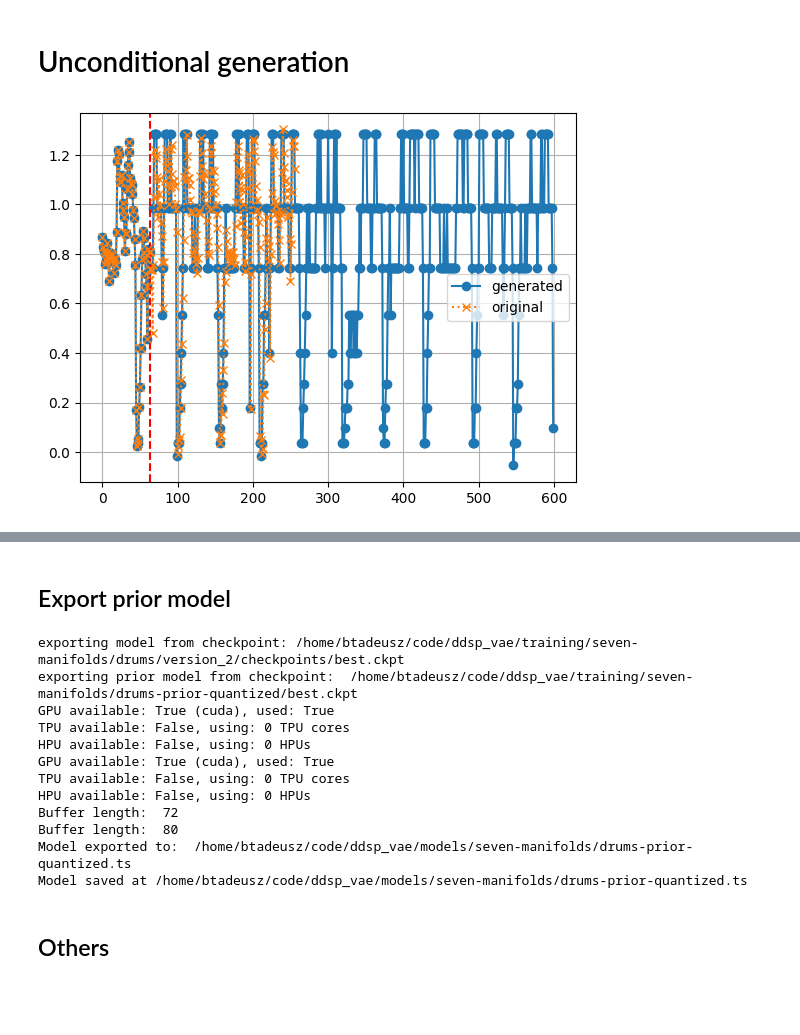
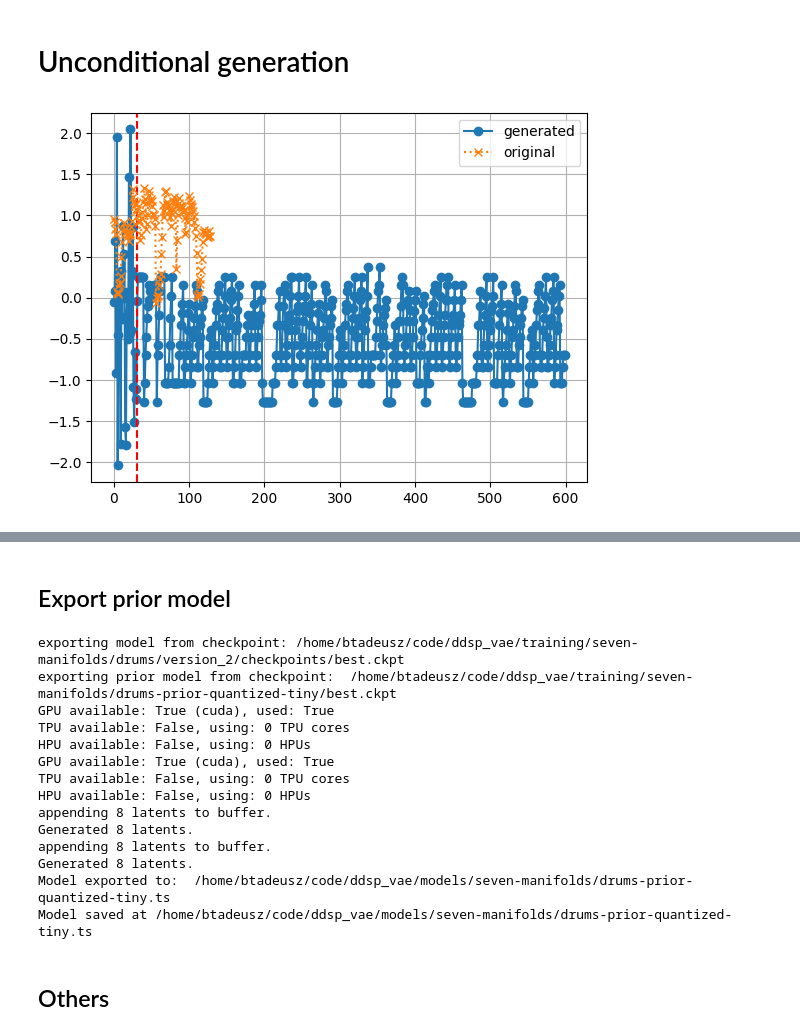
Before and after one commit to blazejkotowski/ddsp_vae, a Jupyter notebook: notebooks/Training.ipynb, the cells around one changed output, grey strips where cells are left out. Cells and saved outputs as stored; diff of their text form; code cells hidden in the pictures; blank space fills up the shorter version.

```diff
--- a/notebooks/Training.ipynb
+++ b/notebooks/Training.ipynb
@@ -197,21 +197,21 @@ print(f'Model saved at {synth_output_path}')
 # %%
 prior_batch_size = 256
 
-sequence_length = 256
-embedding_dim = 32
+sequence_length = 128
+embedding_dim = 16
 nhead = 8
-num_layers = 6
+num_layers = 4
 quantization_channels = 32
 lr = 1e-4
 
 prior_epochs = 10000
 dataset_stride_factor = 0.01
 
-reinitiate = False
+reinitiate = True
 # %%
 from ddsp.prior import Prior, PriorDataset
 
-prior_model_name = f'{model_name}-prior-quantized'
+prior_model_name = f'{model_name}-prior-quantized-tiny'
 
 # Training dir
 prior_training_path = os.path.join(training_path_root, prior_model_name)
@@ -320,33 +342,34 @@ num_steps = 600
 prime_len = sequence_length // 4
 
 orig_sequence = prior_dataset[randint(0, len(prior_dataset))].cuda()
 prime = orig_sequence[:prime_len, :]
-sequence = prior.generate(prime, num_steps, 1.0)
+prime = torch.randn_like(prime)
+sequence = prior.generate(prime, num_steps, 0.0)
 latents = sequence.unsqueeze(0)
 
 # Decode to audio
 with torch.no_grad():
   # latents, _ = synth.pretrained.encoder.reparametrize(mu, logvar)
   audio = synth.decode(latents.permute(0, 2, 1).to('cpu'))
 
 # display latents
 plt.plot(latents.squeeze(0).cpu().numpy()[:,0], label='generated', marker='o')
 
 plt.axvline(x=prime_len-1, color='r', linestyle='--')
 
 plt.plot(orig_sequence.cpu().numpy()[:,0], linestyle=':', label='original', marker='x')
 plt.legend()
 plt.grid()
 # zoom around the prime
 margin = 64
 # plt.xlim(prime_len-margin, prime_len+margin)
 plt.show()
 
 # display audio
 audio = audio.cpu().numpy().squeeze()
 audio = audio / audio.max()
 audio_widget = Audio(audio, rate=fs)
 display(audio_widget)
 # %% [output]
-[figure, old version]
+[figure, new version]
 [interactive output not drawn]
@@ -362,17 +382,19 @@ prior_model_path = os.path.join(models_path_root, f'{prior_model_name}.ts')
 print(f'Model saved at {prior_model_path}')
 # %% [output]
 exporting model from checkpoint: /home/btadeusz/code/ddsp_vae/training/seven-manifolds/drums/version_2/checkpoints/best.ckpt
-exporting prior model from checkpoint:  /home/btadeusz/code/ddsp_vae/training/seven-manifolds/drums-prior-quantized/best.ckpt
+exporting prior model from checkpoint:  /home/btadeusz/code/ddsp_vae/training/seven-manifolds/drums-prior-quantized-tiny/best.ckpt
 GPU available: True (cuda), used: True
 TPU available: False, using: 0 TPU cores
 HPU available: False, using: 0 HPUs
 GPU available: True (cuda), used: True
 TPU available: False, using: 0 TPU cores
 HPU available: False, using: 0 HPUs
-Buffer length:  72
-Buffer length:  80
-Model exported to:  /home/btadeusz/code/ddsp_vae/models/seven-manifolds/drums-prior-quantized.ts
-Model saved at /home/btadeusz/code/ddsp_vae/models/seven-manifolds/drums-prior-quantized.ts
+appending 8 latents to buffer.
+Generated 8 latents.
+appending 8 latents to buffer.
+Generated 8 latents.
+Model exported to:  /home/btadeusz/code/ddsp_vae/models/seven-manifolds/drums-prior-quantized-tiny.ts
+Model saved at /home/btadeusz/code/ddsp_vae/models/seven-manifolds/drums-prior-quantized-tiny.ts
 # %% [markdown]
 ## Others
 # %%
```
Also changed, not shown: parts of 4 cells of this notebook, 2 other files.
